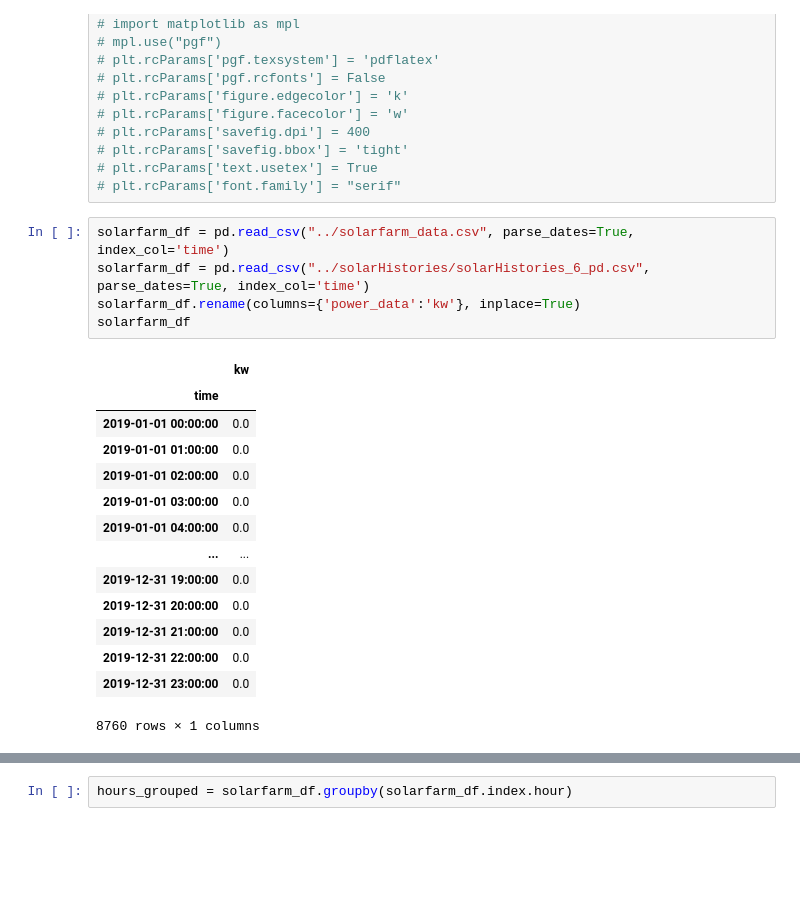
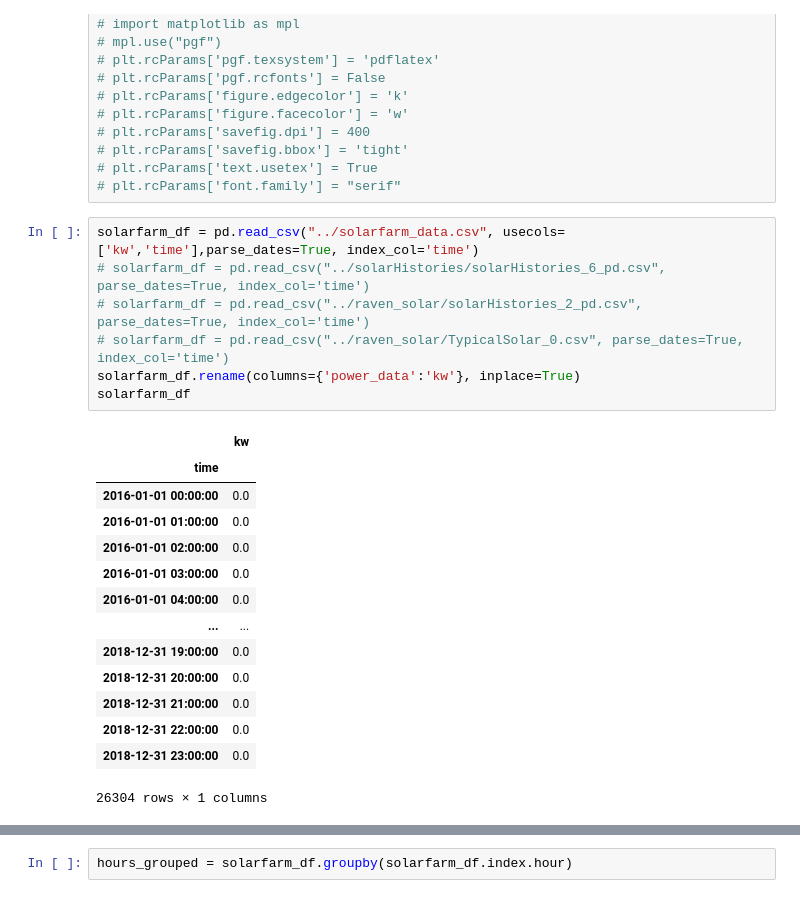
Before and after one commit to samgdotson/2021-dotson-ms, a Jupyter notebook: data/notebooks/solar_energy_profile.ipynb, the cells around one changed output, grey strips where cells are left out. Drawn from its saved outputs; the diff is of its cells as text; blank space fills up the shorter version.

```diff
--- a/data/notebooks/solar_energy_profile.ipynb
+++ b/data/notebooks/solar_energy_profile.ipynb
@@ -28,22 +28,24 @@ colors = {'spring':'tab:green',
 # plt.rcParams['text.usetex'] = True
 # plt.rcParams['font.family'] = "serif"
 # %%
-solarfarm_df = pd.read_csv("../solarfarm_data.csv", parse_dates=True, index_col='time')
-solarfarm_df = pd.read_csv("../solarHistories/solarHistories_6_pd.csv", parse_dates=True, index_col='time')
+solarfarm_df = pd.read_csv("../solarfarm_data.csv", usecols=['kw','time'],parse_dates=True, index_col='time')
+# solarfarm_df = pd.read_csv("../solarHistories/solarHistories_6_pd.csv", parse_dates=True, index_col='time')
+# solarfarm_df = pd.read_csv("../raven_solar/solarHistories_2_pd.csv", parse_dates=True, index_col='time')
+# solarfarm_df = pd.read_csv("../raven_solar/TypicalSolar_0.csv", parse_dates=True, index_col='time')
 solarfarm_df.rename(columns={'power_data':'kw'}, inplace=True)
 solarfarm_df
 # %% [output]
 |  | kw |
 | time |  |
-| 2019-01-01 00:00:00 | 0.0 |
-| 2019-01-01 01:00:00 | 0.0 |
-| 2019-01-01 02:00:00 | 0.0 |
-| 2019-01-01 03:00:00 | 0.0 |
-| 2019-01-01 04:00:00 | 0.0 |
+| 2016-01-01 00:00:00 | 0.0 |
+| 2016-01-01 01:00:00 | 0.0 |
+| 2016-01-01 02:00:00 | 0.0 |
+| 2016-01-01 03:00:00 | 0.0 |
+| 2016-01-01 04:00:00 | 0.0 |
 | ... | ... |
-| 2019-12-31 19:00:00 | 0.0 |
-| 2019-12-31 20:00:00 | 0.0 |
-| 2019-12-31 21:00:00 | 0.0 |
-| 2019-12-31 22:00:00 | 0.0 |
-| 2019-12-31 23:00:00 | 0.0 |
+| 2018-12-31 19:00:00 | 0.0 |
+| 2018-12-31 20:00:00 | 0.0 |
+| 2018-12-31 21:00:00 | 0.0 |
+| 2018-12-31 22:00:00 | 0.0 |
+| 2018-12-31 23:00:00 | 0.0 |
-8760 rows × 1 columns
+26304 rows × 1 columns
```
Also changed, not shown: parts of 9 cells of this notebook, 49 other files.
